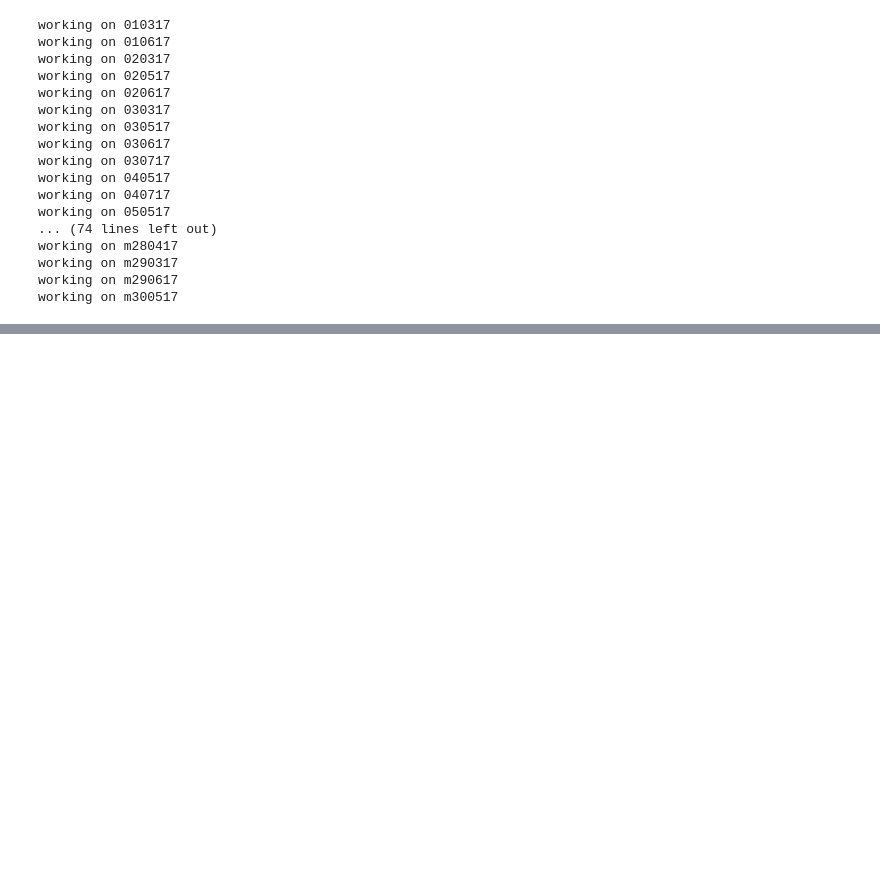
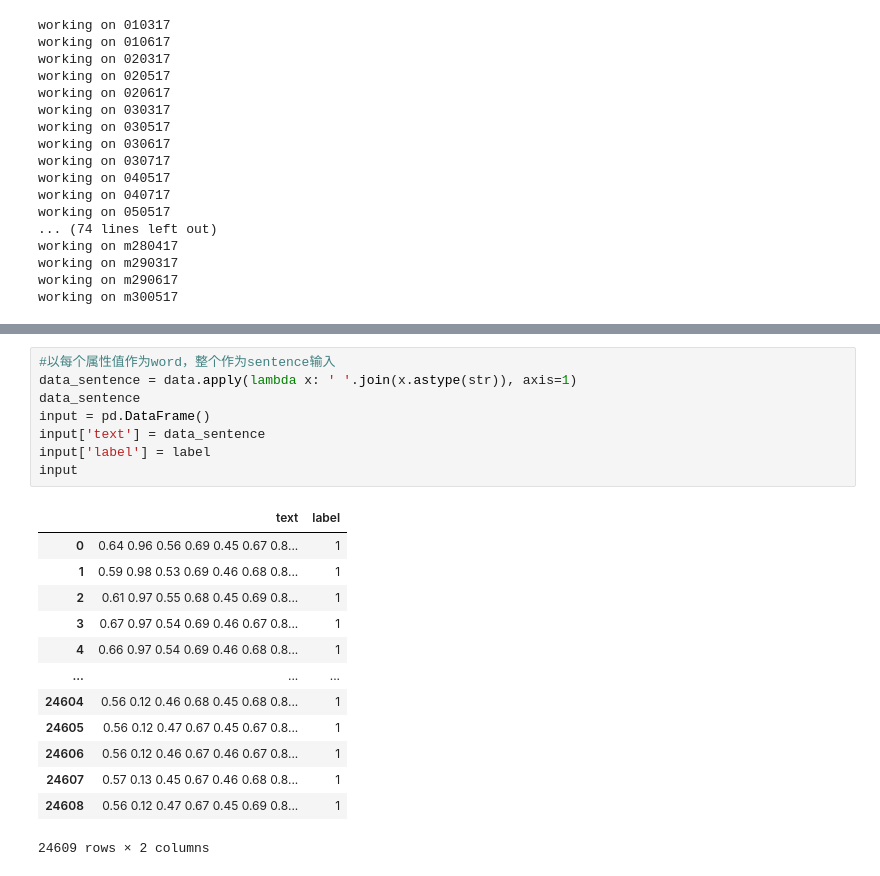
Before and after one commit to JiananXie/Pretraining-For-Transportation-Mode-Detection, a Jupyter notebook: BERT.ipynb, the cells around one changed output, grey strips where cells are left out. Saved outputs shown, nothing was run; the diff lists cells and outputs as text; blank space fills up the shorter version.

```diff
--- a/BERT.ipynb
+++ b/BERT.ipynb
@@ -132,0 +280,22 @@ timestamp*1000
+# %%
+#以每个属性值作为word，整个作为sentence输入
+data_sentence = data.apply(lambda x: ' '.join(x.astype(str)), axis=1)
+data_sentence
+input = pd.DataFrame()
+input['text'] = data_sentence
+input['label'] = label
+input
+# %% [output]
+|  | text | label |
+| 0 | 0.64 0.96 0.56 0.69 0.45 0.67 0.8... | 1 |
+| 1 | 0.59 0.98 0.53 0.69 0.46 0.68 0.8... | 1 |
+| 2 | 0.61 0.97 0.55 0.68 0.45 0.69 0.8... | 1 |
+| 3 | 0.67 0.97 0.54 0.69 0.46 0.67 0.8... | 1 |
+| 4 | 0.66 0.97 0.54 0.69 0.46 0.68 0.8... | 1 |
+| ... | ... | ... |
+| 24604 | 0.56 0.12 0.46 0.68 0.45 0.68 0.8... | 1 |
+| 24605 | 0.56 0.12 0.47 0.67 0.45 0.67 0.8... | 1 |
+| 24606 | 0.56 0.12 0.46 0.67 0.46 0.67 0.8... | 1 |
+| 24607 | 0.57 0.13 0.45 0.67 0.46 0.68 0.8... | 1 |
+| 24608 | 0.56 0.12 0.47 0.67 0.45 0.69 0.8... | 1 |
+24609 rows × 2 columns
```
Also changed, not shown: parts of 23 cells of this notebook, 8 other files.
